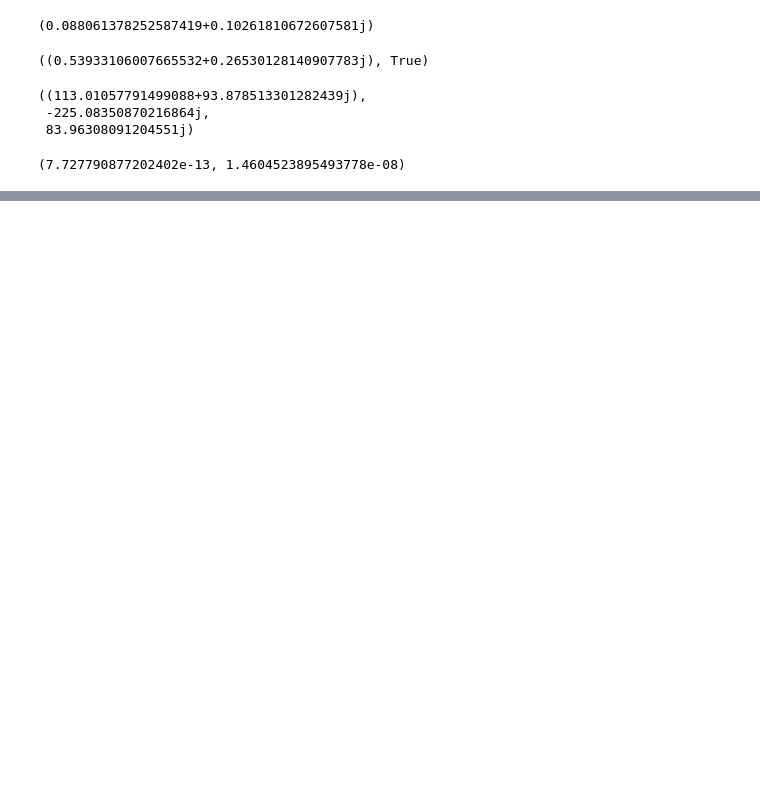
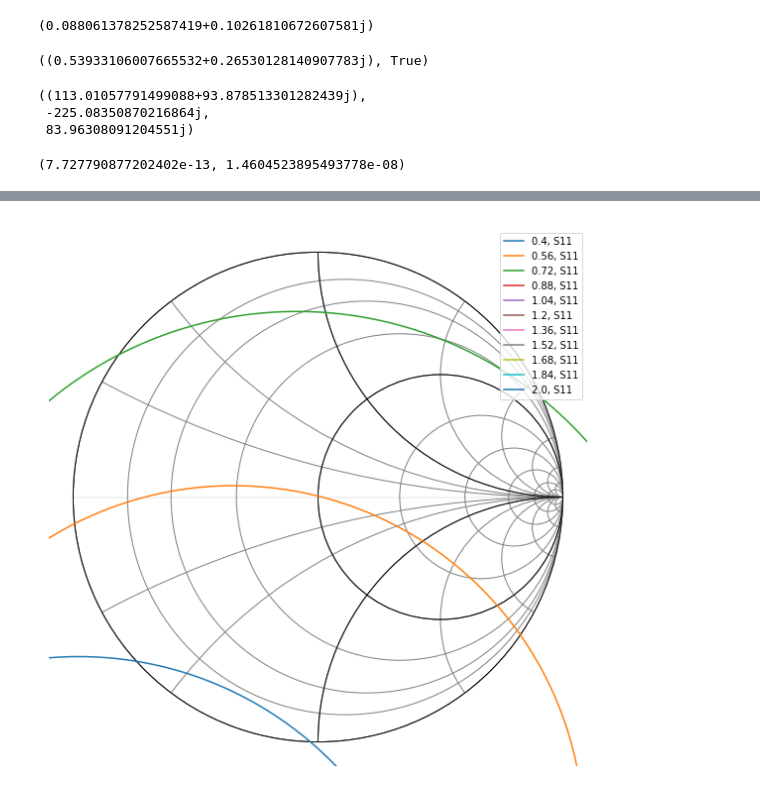
Before and after one commit to cactorium/ism-915mhz-transceiver, a Jupyter notebook: sim/low_noise2.ipynb, the cells around one changed output, grey strips where cells are left out. Saved outputs shown, nothing was run; the diff lists cells and outputs as text; code cells hidden in the pictures; blank space fills up the shorter version.

```diff
--- a/sim/low_noise2.ipynb
+++ b/sim/low_noise2.ipynb
@@ -356,0 +396,15 @@ array([ 1.19753659,  1.19568388,  1.19383126, ...,  1.2216579 ,
+# %%
+# so this design trades off 4 dB of gain to reduce the NF by ~1 dB, compared with the design below
+# let's check for stability, and then calculate the tradeoff to see if it's worthwhile
+
+rs = np.absolute((front_end.s12.s * front_end.s21.s)/(sqabs(front_end.s11.s) - sqabs(delta)))
+cs = np.conj(front_end.s11.s - delta*np.conj(front_end.s22.s))/(sqabs(front_end.s11.s) - sqabs(delta))
+
+# input stability
+for i, f in enumerate(bjt.f):
+    if i % 100 != 0:
+        continue
+    n = net.Network(name=str(f/1.e+9), s=calc_circle(cs[i][0, 0], rs[i][0, 0]))
+    n.plot_s_smith()
+# %% [output]
+[figure, added]
```
Also changed, not shown: parts of 33 cells of this notebook.
